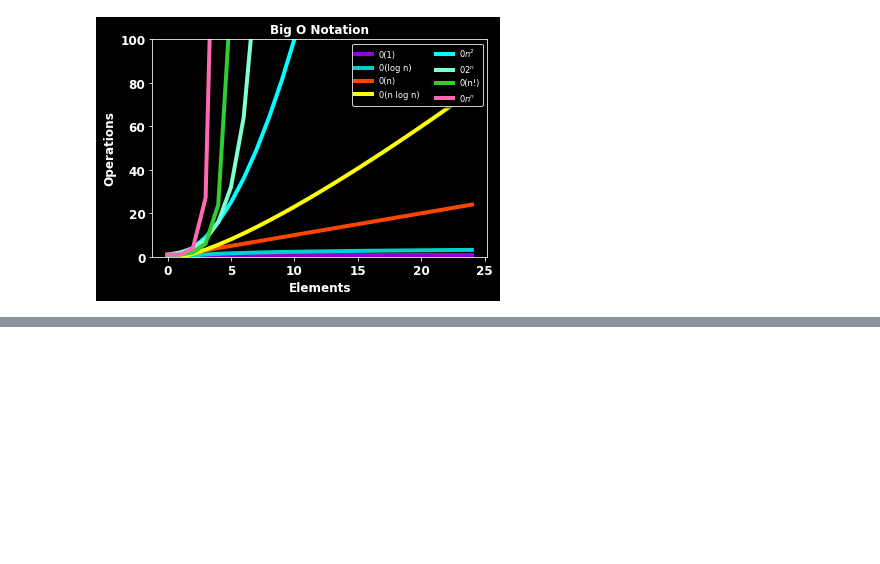
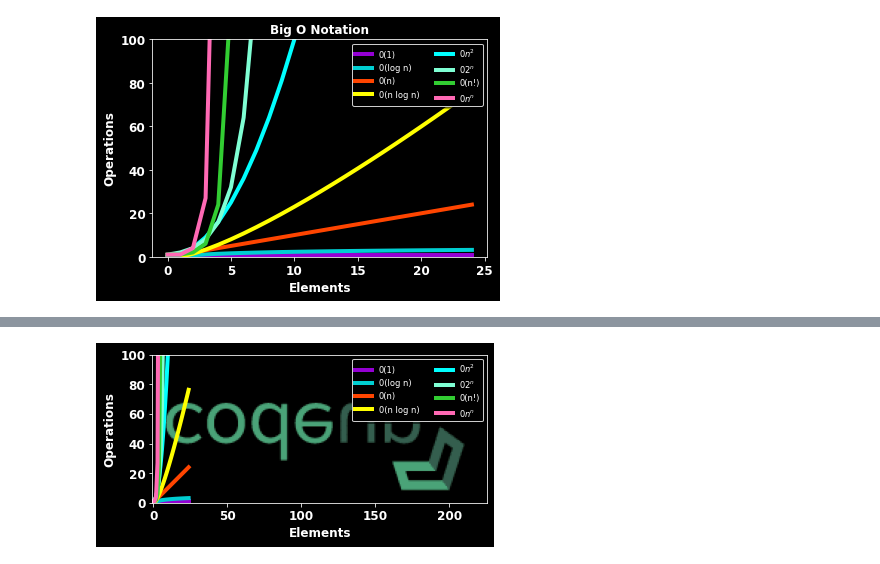
Before and after one commit to albertopuentes/numpy-pandas-visualization-exercises, a Jupyter notebook: big_o_notation.ipynb, the cells around one changed output, grey strips where cells are left out. Cells and saved outputs as stored; diff of their text form; code cells hidden in the pictures; blank space fills up the shorter version.

```diff
--- a/big_o_notation.ipynb
+++ b/big_o_notation.ipynb
@@ -68,5 +68,4 @@ import matplotlib.pyplot as plt
 # %%
-
 
 import matplotlib.image as mpimg
 
@@ -111,8 +110,11 @@ plt.legend(loc='upper right', ncol=2, fontsize='small', shadow='true')
 plt.xlabel('Elements', fontsize='12', weight='bold')
 plt.ylabel('Operations', fontsize='12', weight='bold', rotation=90)
 
-logo = plt.imread'![](codeup_logo.png)''
-plt.imshow('codeup_logo.png')
+img = cv2.imread('codeup_logo.png', -1)
+
+cv2.imshow('png', img)
+plt.imshow(img)
+
 
 plt.show()
 # %% [output]
@@ -119,0 +121 @@ SyntaxError: invalid syntax (<ipython-input-206-ba91482483ea>, line 44)
+[figure, added]
```
Also changed, not shown: parts of 10 cells of this notebook.
